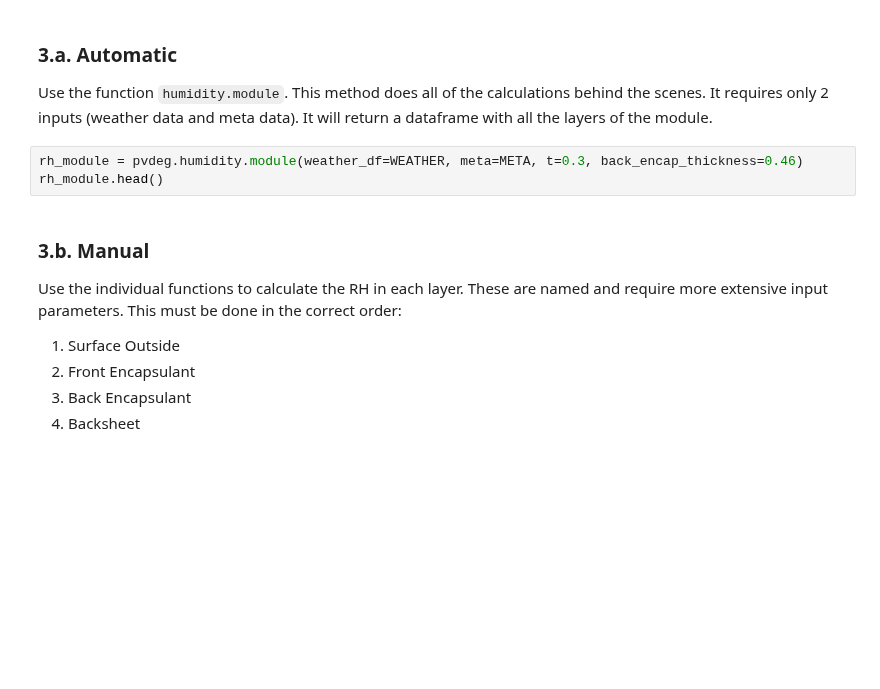
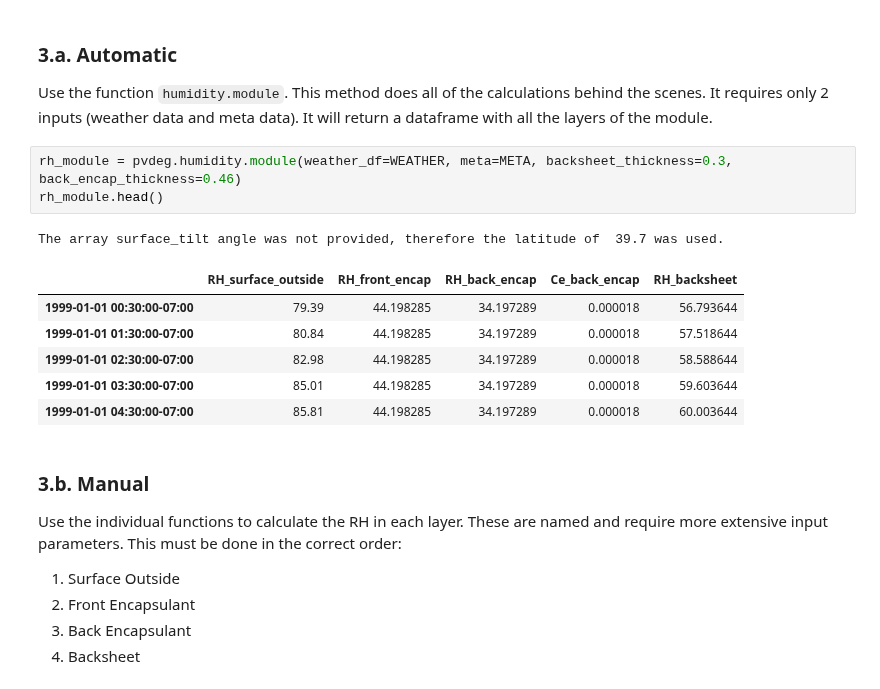
Before and after one commit to NREL/PVDegradationTools, a Jupyter notebook: tutorials_and_tools/tutorials_and_tools/1 - Basics, Humidity, Design.ipynb, the cells around one changed output. Drawn from its saved outputs; the diff is of its cells as text; blank space fills up the shorter version.

```diff
--- a/tutorials_and_tools/tutorials_and_tools/1 - Basics, Humidity, Design.ipynb
+++ b/tutorials_and_tools/tutorials_and_tools/1 - Basics, Humidity, Design.ipynb
@@ -131,8 +236,16 @@ temp_mod.loc["1999-01-01 13:30:00-07:00":"1999-01-01 17:30:00-07:00"]
 ### 3.a. Automatic
 Use the function `humidity.module`. This method does all of the calculations behind the scenes. It requires only 2 inputs (weather data and meta data). It will return a dataframe with all the layers of the module.
 # %%
-rh_module = pvdeg.humidity.module(weather_df=WEATHER, meta=META, t=0.3, back_encap_thickness=0.46)
+rh_module = pvdeg.humidity.module(weather_df=WEATHER, meta=META, backsheet_thickness=0.3, back_encap_thickness=0.46)
 rh_module.head()
+# %% [output]
+The array surface_tilt angle was not provided, therefore the latitude of  39.7 was used.
+|  | RH_surface_outside | RH_front_encap | RH_back_encap | Ce_back_encap | RH_backsheet |
+| 1999-01-01 00:30:00-07:00 | 79.39 | 44.198285 | 34.197289 | 0.000018 | 56.793644 |
+| 1999-01-01 01:30:00-07:00 | 80.84 | 44.198285 | 34.197289 | 0.000018 | 57.518644 |
+| 1999-01-01 02:30:00-07:00 | 82.98 | 44.198285 | 34.197289 | 0.000018 | 58.588644 |
+| 1999-01-01 03:30:00-07:00 | 85.01 | 44.198285 | 34.197289 | 0.000018 | 59.603644 |
+| 1999-01-01 04:30:00-07:00 | 85.81 | 44.198285 | 34.197289 | 0.000018 | 60.003644 |
 # %% [markdown]
 ### 3.b. Manual
 Use the individual functions to calculate the RH in each layer. These are named and require more extensive input parameters. This must be done in the correct order:
```
Also changed, not shown: parts of 13 cells of this notebook.
